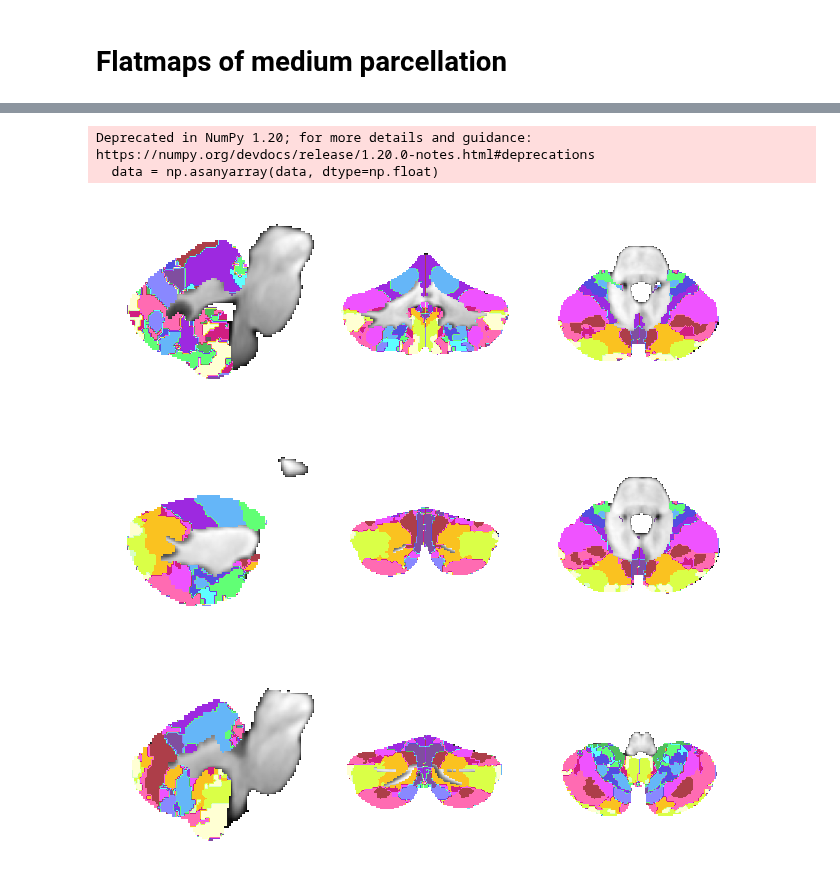
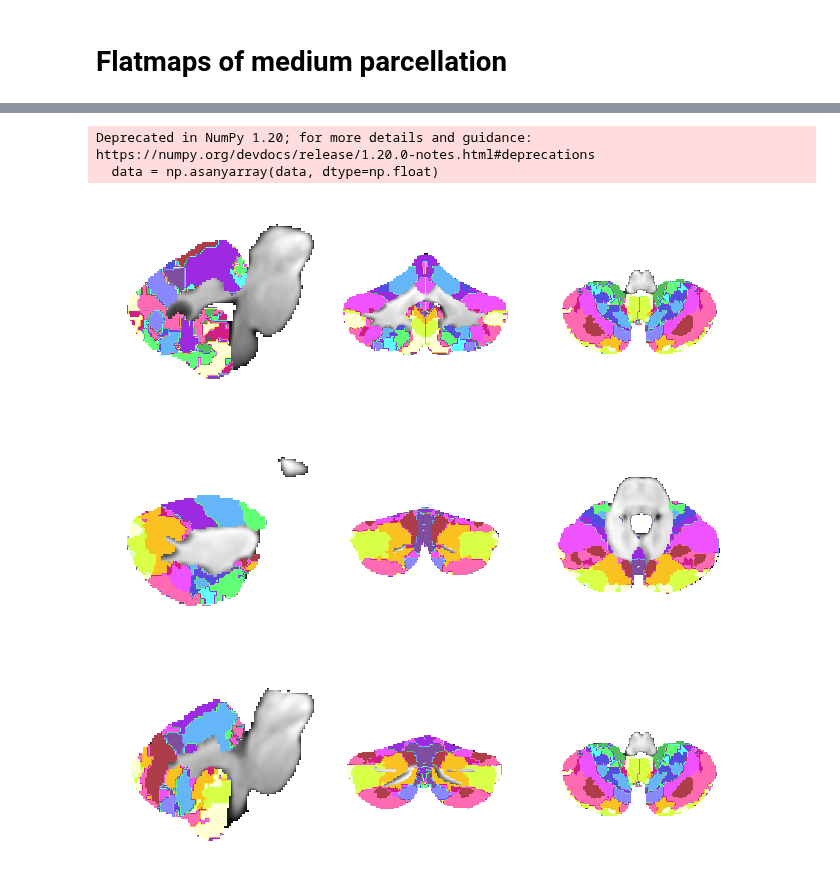
Before and after one commit to DiedrichsenLab/ProbabilisticParcellation, a Jupyter notebook: notebooks/atlas_paper/atlas_volume.ipynb, the cells around one changed output, grey strips where cells are left out. Drawn from its saved outputs; the diff is of its cells as text; code cells hidden in the pictures.

```diff
--- a/notebooks/atlas_paper/atlas_volume.ipynb
+++ b/notebooks/atlas_paper/atlas_volume.ipynb
@@ -134,23 +134,23 @@ Deprecated in NumPy 1.20; for more details and guidance: https://numpy.org/devdo
 # %%
 background = 'white'
 
-voxels = [78, 44, 47]
+voxels = [51, 47, 26]
 fig = ortho(suit_data, voxels, background=background, cmap=plt.cm.gray)
 fig = ortho(seg_data, voxels, fig=fig, cmap=cmap32_l)
 plt.savefig(figure_path + f'atlas_volume_action_{background}.png', dpi=300)
 
 voxels = [49, 25, 46]
 fig = ortho(suit_data, voxels, background=background, cmap=plt.cm.gray)
 fig = ortho(seg_data, voxels, fig=fig, cmap=cmap32_l)
 plt.savefig(figure_path + f'atlas_volume_social_{background}.png', dpi=300)
 
 voxels = [62, 28, 26]
 fig = ortho(suit_data, voxels, background=background, cmap=plt.cm.gray)
 fig = ortho(seg_data, voxels, fig=fig, cmap=cmap32_l)
 plt.savefig(figure_path + f'atlas_volume_demand_{background}.png', dpi=300)
 # %% [output]
 Deprecated in NumPy 1.20; for more details and guidance: https://numpy.org/devdocs/release/1.20.0-notes.html#deprecations
   data = np.asanyarray(data, dtype=np.float)
-[figure, old version]
+[figure, new version]
 [figure]
 [figure]
```
Also changed, not shown: parts of 2 cells of this notebook.
